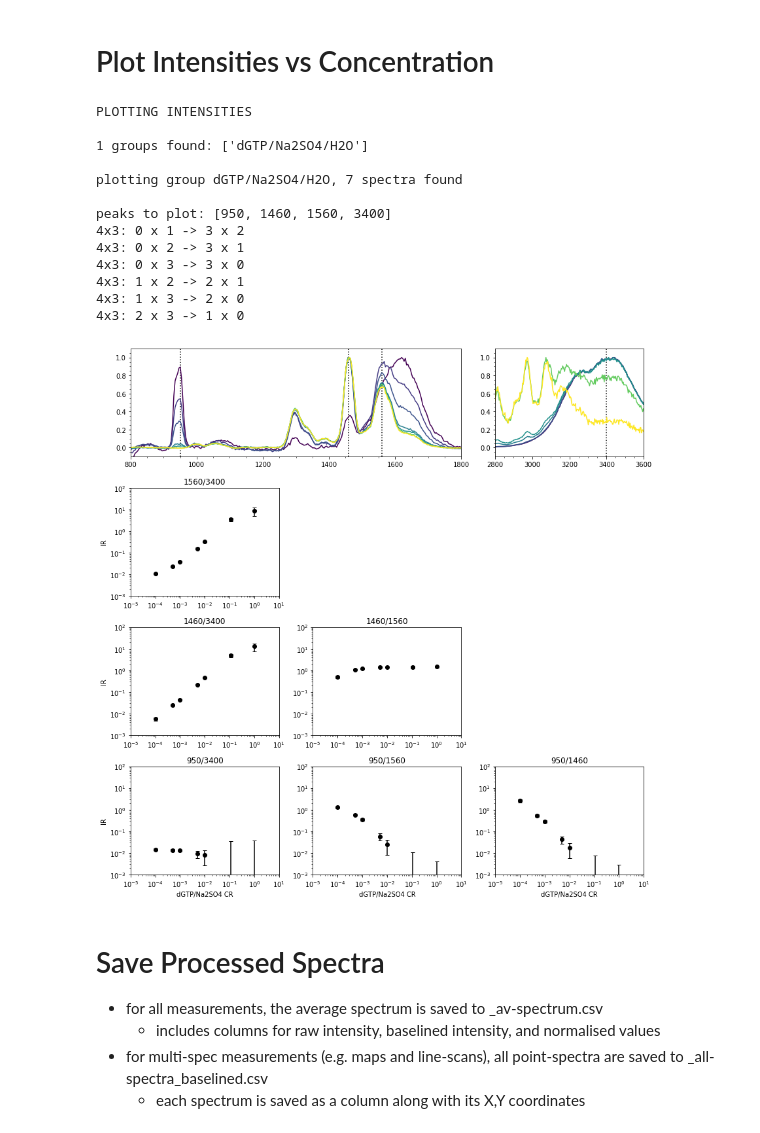
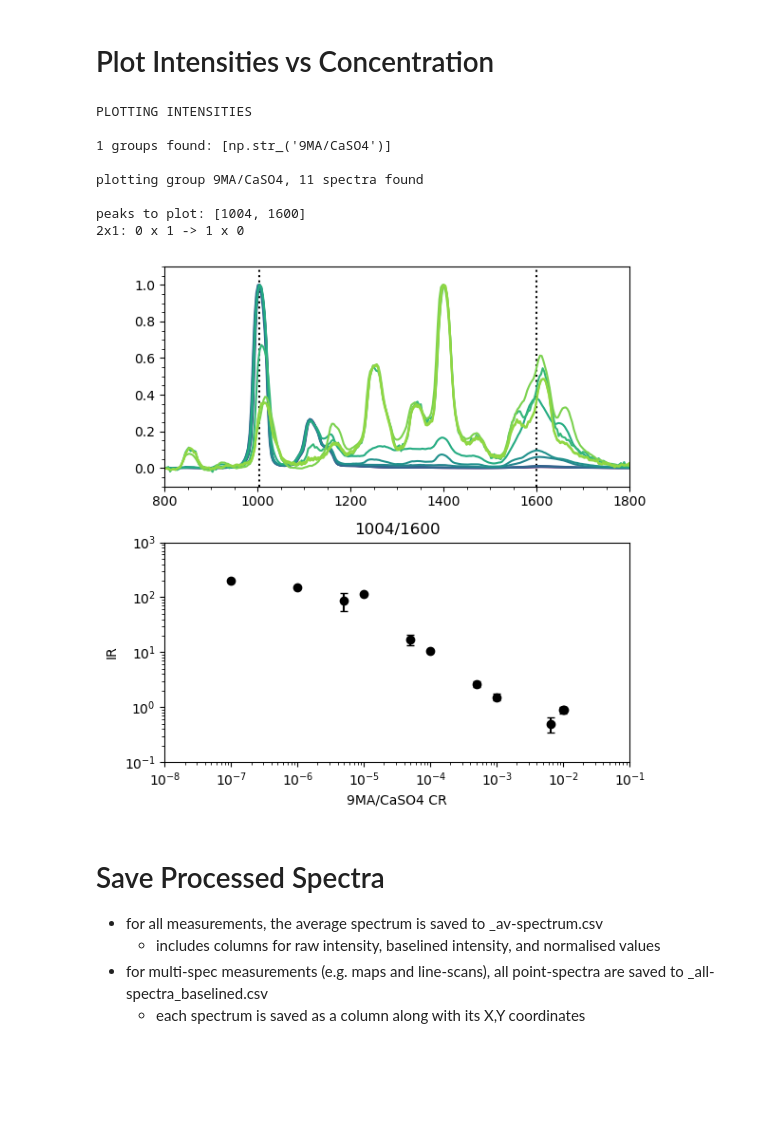
Before and after one commit to Jobium/Quantitative-Raman, a Jupyter notebook: Raman-processing_v01.ipynb, the cells around one changed output. Cells and saved outputs as stored; diff of their text form; code cells hidden in the pictures; blank space fills up the shorter version.

```diff
--- a/Raman-processing_v01.ipynb
+++ b/Raman-processing_v01.ipynb
@@ -757,10 +772,10 @@ debug = False
 x_key = 'raman_shift'
 
 # keyname of y value parameter to use
-y_key = 'y_sub_av_refsub'
+y_key = 'y_sub'
 
 # back-up keyname if y_key does not exist
-alt_key = 'y_sub'
+alt_key = 'y_sub_av'
 
 # label for X axis
 x_label = "Raman Shift (cm$^{-1}$)"
@@ -818,6 +833,9 @@ else:
             ax2 = plt.subplot2grid((1,4), (0,3))
             hydration = True
             ax2.set_xlim(2800, 4000)
+        else:
+            ax1 = plt.subplot(111)
+            hydration = False
         ax1.set_title("Point Spectra\n%s" % measurement.title)
         ax1.set_xlabel(x_label)
         ax1.set_xlim(x_start, x_end)
@@ -855,6 +873,8 @@ else:
             plot_colours = np.full(measurement.points, Colour_List[plot_count % len(Colour_List)])
 
         # plot individual spectra (always)
+        print(measurement.points)
+        print(np.shape(data[ID]['y_sub'].y))
         for i in range(measurement.points):
 
             # get data
@@ -864,7 +884,7 @@ else:
             # plot spectra
             if measurement.points < 10:
                 # plot individual spectra as distinct lines with their own labels
-                ax1.plot(x, y - count*offset, c=plot_colours[i], label="%s" % (ID))
+                ax1.plot(x, y - count*offset, c=plot_colours[i])
             else:
                 # too many spectra to label individually, plot all spectra as semi-transparent lines of the same colour
                 ax1.plot(x, y - count*offset, c=plot_colours[i], alpha=1./np.sqrt(measurement.points))
@@ -877,7 +897,7 @@ else:
                 # plot spectra
                 if measurement.points < 10:
                     # plot individual spectra as distinct lines with their own labels
-                    ax2.plot(x, y - count*offset, c=plot_colours[i], label="%s" % (ID))
+                    ax2.plot(x, y - count*offset, c=plot_colours[i])
                 else:
                     # too many spectra to label individually, plot all spectra as semi-transparent lines of the same colour
                     ax2.plot(x, y - count*offset, c=plot_colours[i], alpha=1./np.sqrt(measurement.points))
@@ -922,7 +953,7 @@ plotting dGTP-50mM_Na2SO4-50mM_H2O-55510mM, with 25 point spectra
 - also shows any manually specified maxima from Manual_Peaks[spec ID]
 # %%
 # skip this section?
-skip = True
+skip = False
 
 # print debug messages in viewer?
 debug = True
@@ -1142,6 +1281,9 @@ else:
             ax2 = plt.subplot2grid((1,4), (0,3))
             hydration = True
             ax2.set_xlim(2800, 4000)
+        else:
+            ax1 = plt.subplot(111)
+            hydration = False
         ax1.set_title("Sample Spectra\n%s" % group)
         ax1.set_xlabel(x_label)
         ax1.set_xlim(x_start, x_end)
@@ -1221,7 +1363,7 @@ else:
 
         # add colorbar if required
         if cmap_yesno == True:
-            plt.colorbar(cmap, label=colour_by)
+            plt.colorbar(cmap, label=colour_by, ax=ax1)
         plt.legend(loc=1)
         ax1.minorticks_on()
         if hydration == True:
@@ -1255,10 +1397,10 @@ from itertools import combinations
 x_key = 'raman_shift'
 
 # keyname of y value parameter to use
-y_key = 'y_sub_refsub'
+y_key = 'y_sub'
 
 # back-up keyname if y_key does not exist
-alt_key = 'y_sub'
+alt_key = 'y_sub_av'
 
 # group spectra by this parameter
 grouping = 'sample'
@@ -1280,7 +1422,11 @@ positions = {
     'dGTP': [1460, 1560],
     'dTTP': [1350, 1635],
     'Na2SO4': [950],
-    'H2O': [3400]
+    'H2O': [3400],
+    '9MA': [1600],
+    '13DHN': [1600],
+    'IOM': [1600],
+    'CaSO4': [1004]
 }
 
 # show plots in viewer?
@@ -1317,13 +1463,12 @@ else:
         print("peaks to plot:", peaks)
 
         # create ragged storage array for intensity values
-        intensities = []
-        for peak in peaks:
-            intensities.append([])
+        intensities = np.zeros((len(peaks), len(result)))
+        intensities_err = np.zeros_like(intensities)
 
         # get intensities
         conc_ratios = np.asarray([getattr(data[ID], 'conc_ratio', np.nan) for ID in result])
-        for ID in result:
+        for i1, ID in enumerate(result):
             # check which key to use
             if hasattr(data[ID], y_key) == True:
                 key = y_key
@@ -1332,8 +1477,9 @@ else:
 
             x, y = data[ID](x_key, key)
 
-            for i, peak in enumerate(peaks):
-                intensities[i].append(y[np.argmin(np.abs(x - peak)),:])
+            for i2, peak in enumerate(peaks):
+                intensities[i2,i1] = np.mean(y[np.argmin(np.abs(x - peak)),:])
+                intensities_err[i2,i1] = np.std(y[np.argmin(np.abs(x - peak)),:])
 
         # create figure
         fig_size = len(peaks)
@@ -1414,8 +1560,8 @@ else:
         pairs = combinations(range(len(peaks)), 2)
         for pair in pairs:
             xi, yi = pair
-            int1 = np.mean(intensities[xi], axis=1)
-            int2 = np.mean(intensities[yi], axis=1)
+            int1 = intensities[xi]
+            int2 = intensities[yi]
             temp.append(int1 / int2)
         temp = np.ravel(temp)
         check = np.logical_and(~np.isnan(temp), temp > 0)
@@ -1431,47 +1577,42 @@ else:
             print("%sx%s: %s x %s -> %s x %s" % (fig_size, fig_size-1, xi, yi, fig_size-1-xi, fig_size-1-yi))
             plt.subplot2grid((fig_size, fig_size-1), (fig_size-1-xi, fig_size-1-yi))
             plt.title("%s/%s" % (x_pos, y_pos))
 
-            int1 = np.mean(intensities[xi], axis=1)
-            err1 = np.std(intensities[xi], axis=1)
-            int2 = np.mean(intensities[yi], axis=1)
-            err2 = np.std(intensities[yi], axis=1)
+            int1 = intensities[xi]
+            err1 = intensities_err[xi]
+            int2 = intensities[yi]
+            err2 = intensities_err[yi]
             int_ratios = int1 / int2
             int_ratios_err = int_ratios * np.sqrt((err1 / int1)**2 + (err2 / int2)**2)
 
             plt.errorbar(conc_ratios, int_ratios, yerr=int_ratios_err, fmt='none', color='k', capsize=3)
             plt.scatter(conc_ratios, int_ratios, c='k')
             plt.xlim(x_min, x_max)
             plt.xscale('log')
             plt.ylim(y_min, y_max)
             plt.yscale('log')
             if yi == fig_size-1:
                 plt.ylabel("IR")
             if xi == 0:
                 plt.xlabel("%s/%s CR" % (Components[0], Components[1]))
 
         plt.tight_layout()
         if save_plot == True:
             plt.savefig("%s%s/%s_raw-intensities.png" % (Fig_dir, Mixture, Mixture), dpi=300)
         if show_plot == True:
             plt.show()
         else:
             plt.close()
 # %% [output]
 PLOTTING INTENSITIES
 
-1 groups found: ['dGTP/Na2SO4/H2O']
+1 groups found: [np.str_('9MA/CaSO4')]
 
-plotting group dGTP/Na2SO4/H2O, 7 spectra found
+plotting group 9MA/CaSO4, 11 spectra found
 
-peaks to plot: [950, 1460, 1560, 3400]
-4x3: 0 x 1 -> 3 x 2
-4x3: 0 x 2 -> 3 x 1
-4x3: 0 x 3 -> 3 x 0
-4x3: 1 x 2 -> 2 x 1
-4x3: 1 x 3 -> 2 x 0
-4x3: 2 x 3 -> 1 x 0
+peaks to plot: [1004, 1600]
+2x1: 0 x 1 -> 1 x 0
-[figure, old version]
+[figure, new version]
 # %% [markdown]
 # Save Processed Spectra
 - for all measurements, the average spectrum is saved to _av-spectrum.csv
```
Also changed, not shown: parts of 8 cells of this notebook.
